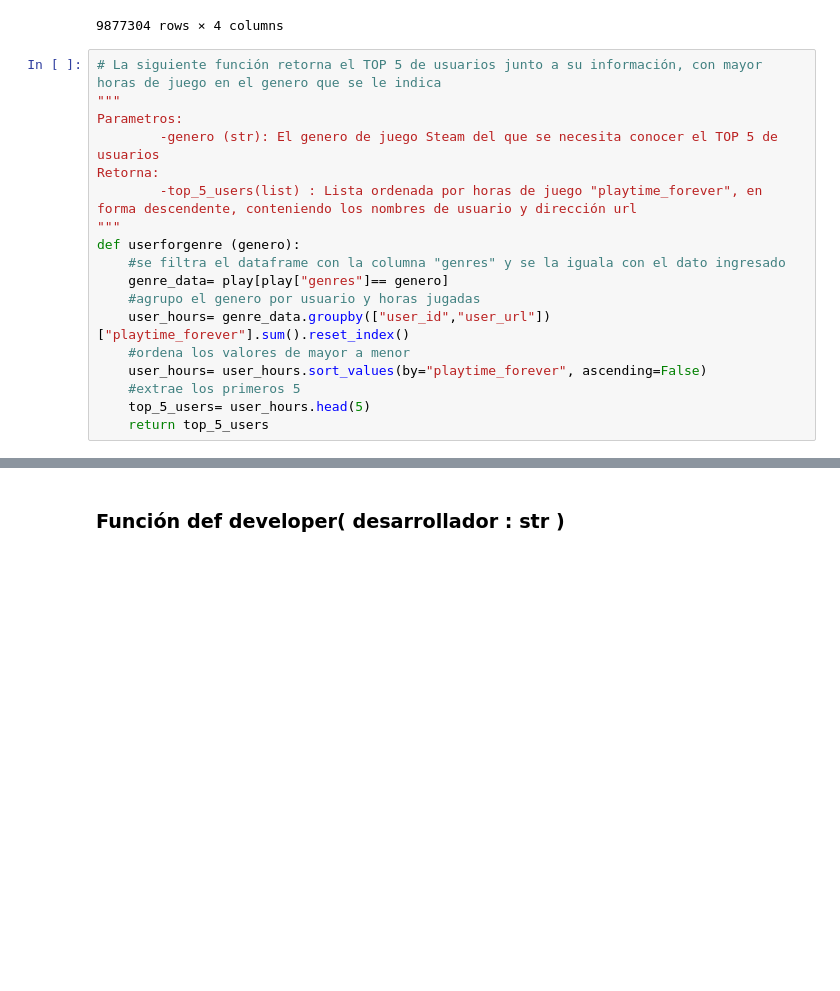
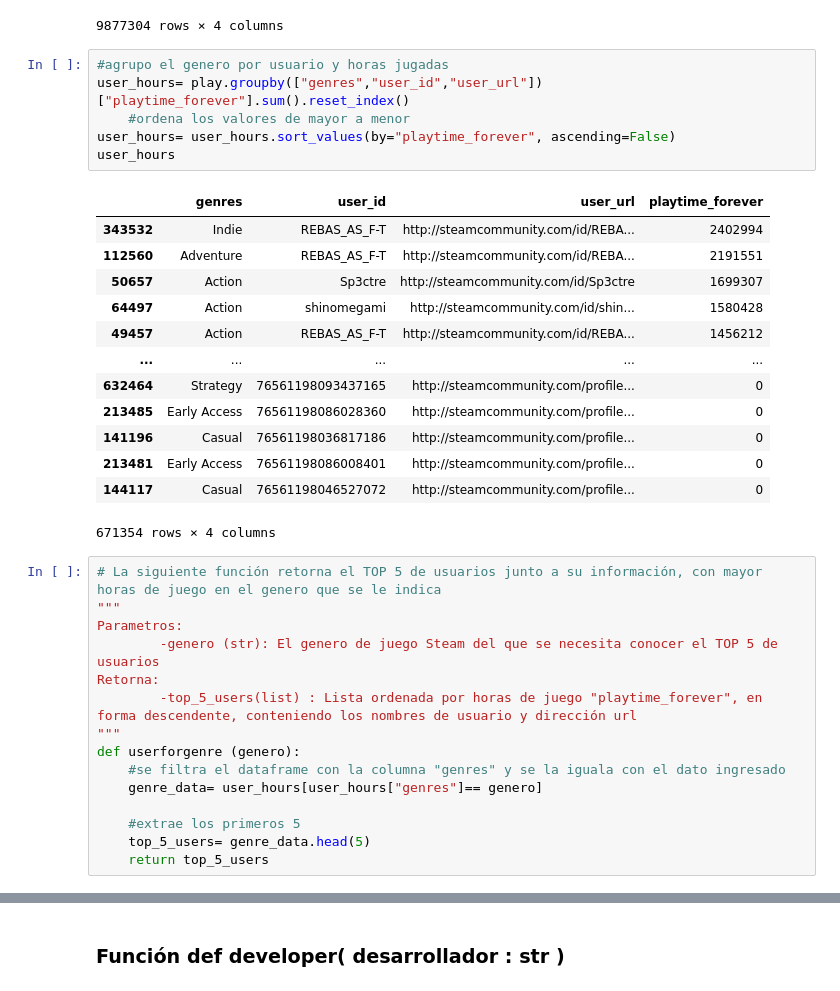
Before and after one commit to JimeFioni/PI_1-MLOps_Juegos_Steam, a Jupyter notebook: F_eng_y_API.ipynb, the cells around one changed output, grey strips where cells are left out. Cells and saved outputs as stored; diff of their text form; blank space fills up the shorter version.

```diff
--- a/F_eng_y_API.ipynb
+++ b/F_eng_y_API.ipynb
@@ -622,6 +622,26 @@ play
 | 9877302 | 0 | inven | http://steamcommunity.com/id/inven | Indie |
 | 9877303 | 0 | inven | http://steamcommunity.com/id/inven | RPG |
 9877304 rows × 4 columns
+# %%
+#agrupo el genero por usuario y horas jugadas
+user_hours= play.groupby(["genres","user_id","user_url"])["playtime_forever"].sum().reset_index()
+    #ordena los valores de mayor a menor
+user_hours= user_hours.sort_values(by="playtime_forever", ascending=False)
+user_hours
+# %% [output]
+|  | genres | user_id | user_url | playtime_forever |
+| 343532 | Indie | REBAS_AS_F-T | http://steamcommunity.com/id/REBA... | 2402994 |
+| 112560 | Adventure | REBAS_AS_F-T | http://steamcommunity.com/id/REBA... | 2191551 |
+| 50657 | Action | Sp3ctre | http://steamcommunity.com/id/Sp3ctre | 1699307 |
+| 64497 | Action | shinomegami | http://steamcommunity.com/id/shin... | 1580428 |
+| 49457 | Action | REBAS_AS_F-T | http://steamcommunity.com/id/REBA... | 1456212 |
+| ... | ... | ... | ... | ... |
+| 632464 | Strategy | 76561198093437165 | http://steamcommunity.com/profile... | 0 |
+| 213485 | Early Access | 76561198086028360 | http://steamcommunity.com/profile... | 0 |
+| 141196 | Casual | 76561198036817186 | http://steamcommunity.com/profile... | 0 |
+| 213481 | Early Access | 76561198086008401 | http://steamcommunity.com/profile... | 0 |
+| 144117 | Casual | 76561198046527072 | http://steamcommunity.com/profile... | 0 |
+671354 rows × 4 columns
 # %%
 # La siguiente función retorna el TOP 5 de usuarios junto a su información, con mayor horas de juego en el genero que se le indica
 """
@@ -632,13 +652,10 @@ Retorna:
 """
 def userforgenre (genero):
     #se filtra el dataframe con la columna "genres" y se la iguala con el dato ingresado
-    genre_data= play[play["genres"]== genero]
-    #agrupo el genero por usuario y horas jugadas
-    user_hours= genre_data.groupby(["user_id","user_url"])["playtime_forever"].sum().reset_index()
-    #ordena los valores de mayor a menor
-    user_hours= user_hours.sort_values(by="playtime_forever", ascending=False)
+    genre_data= user_hours[user_hours["genres"]== genero]
+
     #extrae los primeros 5
-    top_5_users= user_hours.head(5)
+    top_5_users= genre_data.head(5)
     return top_5_users
 # %%
 genero= "Action"
```
Also changed, not shown: parts of 4 cells of this notebook.
